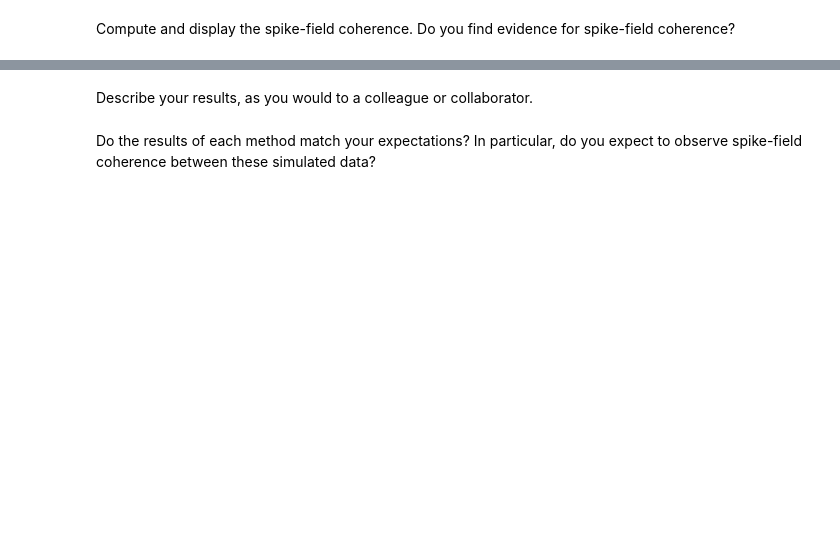
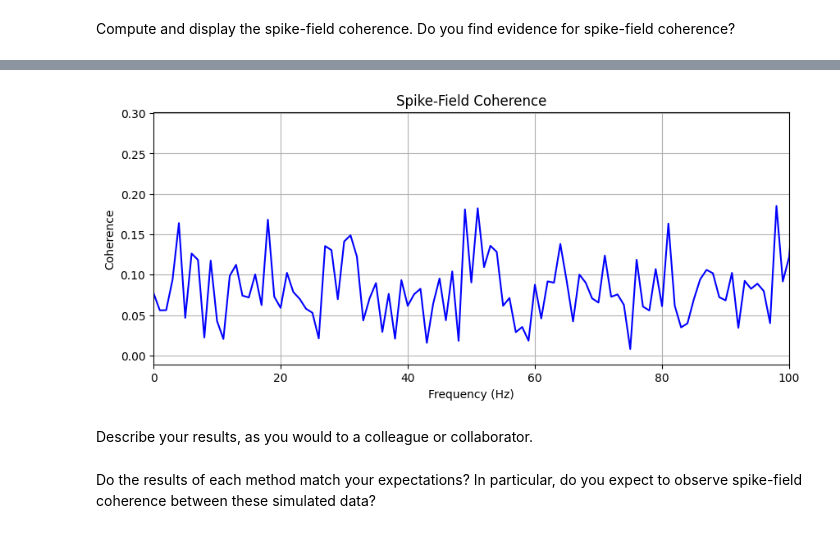
Before and after one commit to witchofizalith/MA665_HW, a Jupyter notebook: topic_8_coherence/hw8_coherence.ipynb, the cells around one changed output, grey strips where cells are left out. Cells and saved outputs as stored; diff of their text form; code cells hidden in the pictures; blank space fills up the shorter version.

```diff
--- a/topic_8_coherence/hw8_coherence.ipynb
+++ b/topic_8_coherence/hw8_coherence.ipynb
@@ -250,3 +321,43 @@ plt.show()
+# %%
+def coherence(n, y, t):  # INPUT (spikes, fields, time)
+    K = np.shape(n)[0]  # ... where spikes and fields are arrays [trials, time]
+    N = np.shape(n)[1]
+    T = t[-1]
+    SYY = np.zeros(int(N/2+1))
+    SNN = np.zeros(int(N/2+1))
+    SYN = np.zeros(int(N/2+1), dtype=complex)
+
+    for k in np.arange(K):
+        yf = np.fft.rfft((y[k, :] - np.mean(y[k, :])) * np.hanning(N))  # Hanning taper the field,
+        nf = np.fft.rfft((n[k, :] - np.mean(n[k, :])))  # ... but do not taper the spikes.
+        SYY = SYY + (np.real(yf * np.conj(yf))) / K  # Field spectrum
+        SNN = SNN + (np.real(nf * np.conj(nf))) / K  # Spike spectrum
+        SYN = SYN + (yf * np.conj(nf)) / K  # Cross spectrum
+
+    cohr = np.abs(SYN) / np.sqrt(SYY) / np.sqrt(SNN)  # Coherence
+    f = np.fft.rfftfreq(N, dt)  # Frequency axis for plotting
+
+    return cohr, f, SYY, SNN, SYN
+
+# Assuming you have the data loaded in 'spike_data' and 'field_data'
+n3 = spike_data3
+y3 = field_data3
+t3 = np.arange(N3) * dt3
+
+# Calculate coherence using the provided function
+cohr3, f3, SYY3, SNN3, SYN3 = coherence(n3, y3, t3)
+
+# Plot the coherence
+plt.figure(figsize=(10, 4))
+plt.plot(f3, cohr3, color='blue')
+plt.title('Spike-Field Coherence')
+plt.xlabel('Frequency (Hz)')
+plt.ylabel('Coherence')
+plt.grid(True)
+plt.xlim([0, 100])
+plt.show()
+# %% [output]
+[figure, added]
 # %% [markdown]
 Describe your results, as you would to a colleague or collaborator.
 # %% [markdown]
```
Also changed, not shown: parts of 9 cells of this notebook, 2 other files.
